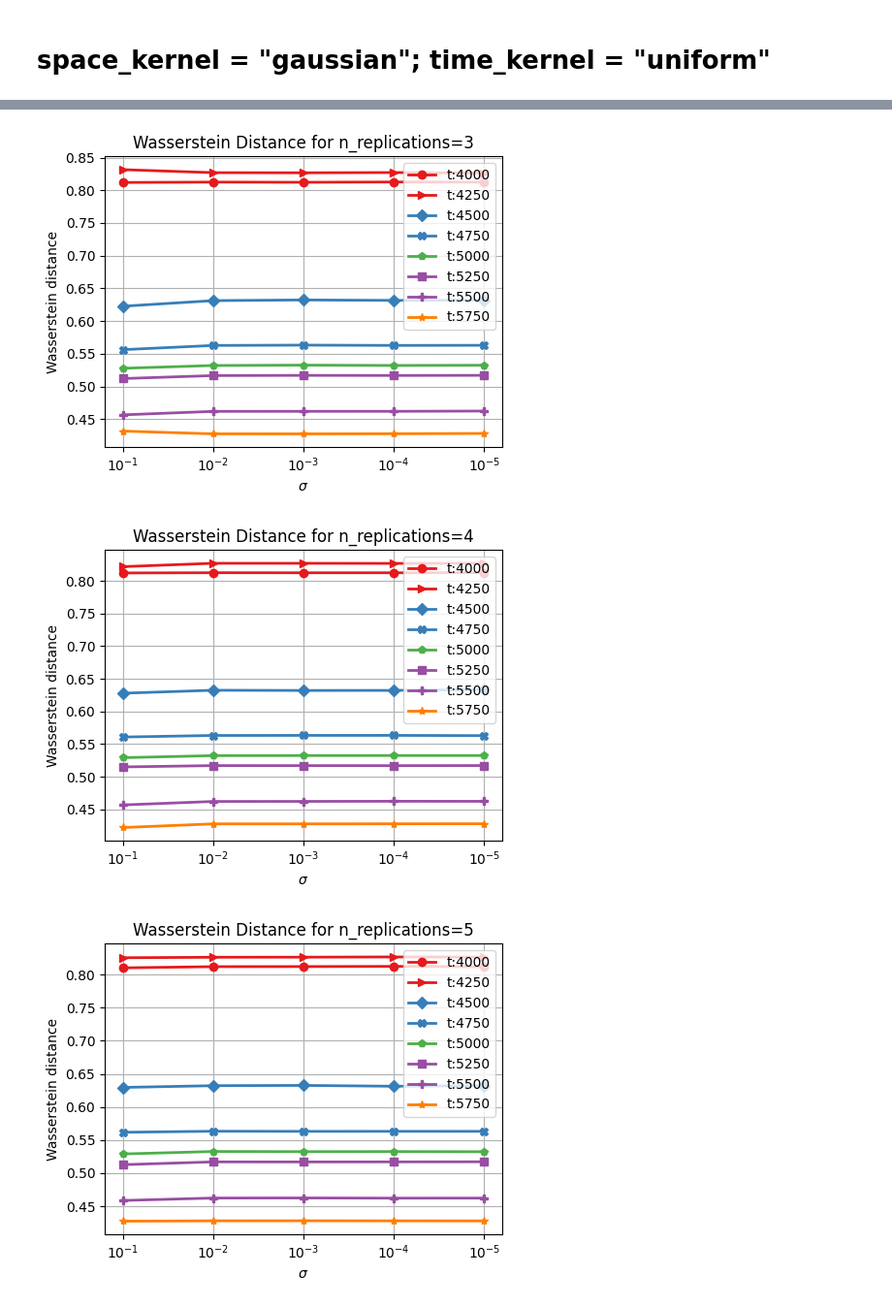
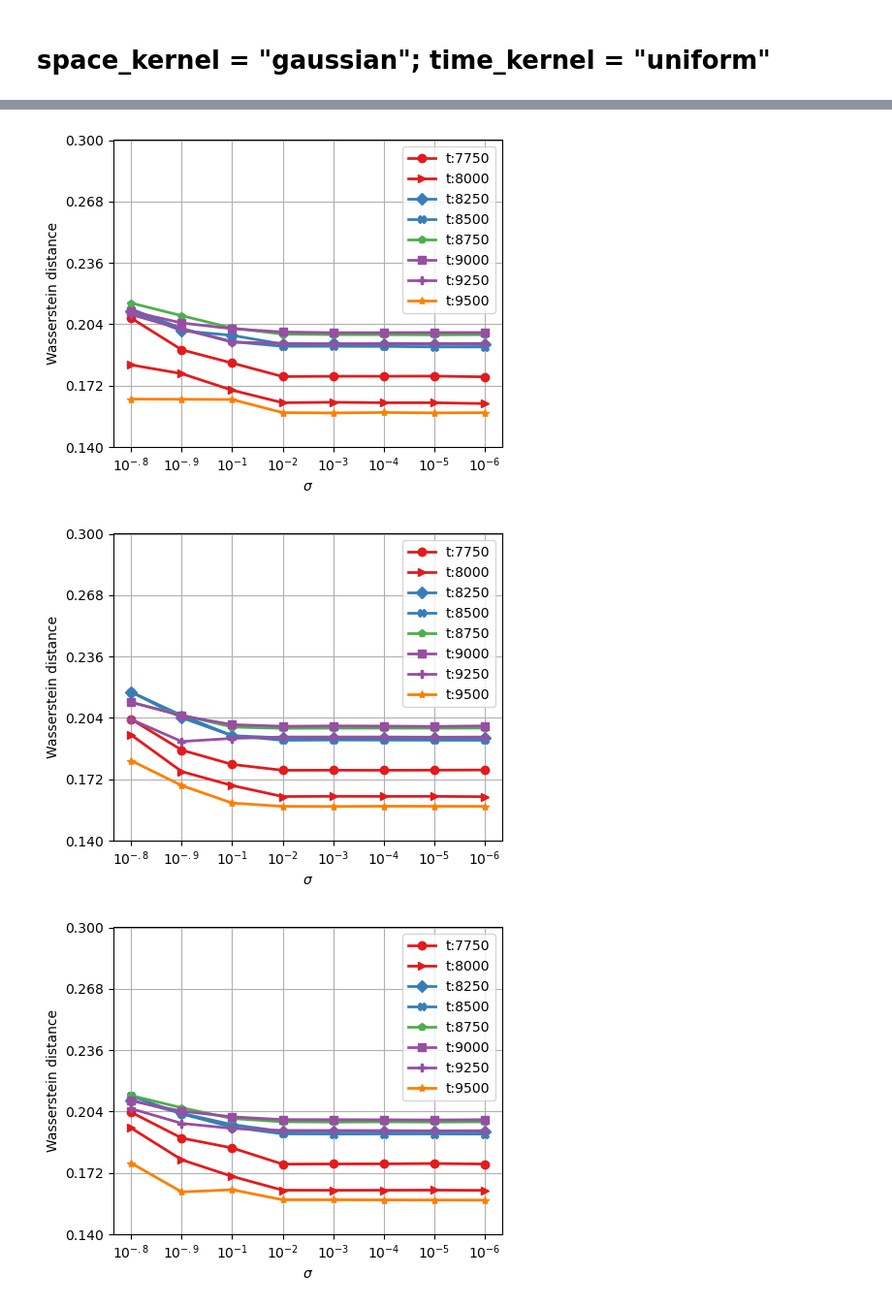
Before and after one commit to mzalaya/wasslsp, a Jupyter notebook: notebooks/real/Jan_logHRV-various sigmas and reps-Copy1.ipynb, the cells around one changed output, grey strips where cells are left out. Shown at 97% size. Saved outputs shown, nothing was run; the diff lists cells and outputs as text; code cells hidden in the pictures.

Commit message:
added real experiments notebooks

```diff
--- a/notebooks/real/Jan_logHRV-various sigmas and reps-Copy1.ipynb
+++ b/notebooks/real/Jan_logHRV-various sigmas and reps-Copy1.ipynb
@@ -16,7 +16,7 @@ from plotly import tools
 from scipy.stats import mannwhitneyu
 
 import sys
-sys.path.append('D:/ExperimentsPhD/June_19_24/wasslsp')
+sys.path.append('D:/Users/tiniojan/ExperimentsPhD/June_19_24/wasslsp')
 
 from src.utils import *
 from src.kernels import Kernel
@@ -24,7 +24,7 @@ from src.kernels import Kernel
 init_notebook_mode(connected=True) ## plotly init
 
 import os
-path_data = 'D:/ExperimentsPhD/June_19_24/wasslsp/data/'
+path_data = 'D:/Users/tiniojan/ExperimentsPhD/June_19_24/wasslsp/data/'
 # %%
 df_hr = pd.read_csv(path_data + 'HRVProcessedData[[Beat]].csv')
 # %%
@@ -92,8 +92,9 @@ plt.show()
 # %%
-times_t = [4000, 4250, 4500, 4750, 5000, 5250, 5500, 5750]
+#times_t = [4000, 4250, 4500, 4750, 5000, 5250, 5500, 5750]
+times_t = [7750, 8000, 8250, 8500, 8750, 9000, 9250, 9500]
 times_T = [T]
-times_sigma = [10**-1, 10**-2, 10**-3, 10**-4, 10**-5]
-n_replications = [3, 4, 5]
+times_sigma = [10**-.8, 10**-.9, 10**-1, 10**-2, 10**-3, 10**-4, 10**-5, 10**-6]
+n_replications = [5, 10, 20]
 d = 1
 # %%
 X_tvar_2 = {}
@@ -167,3 +168,24 @@ for t in times_t:
     for sigma_ in times_sigma:
         for rep in n_replications:
             norm_X_tvar_2[f"t:{t}_sigma:{sigma_}_rep:{rep}"] = scp.stats.norm.cdf(X_tvar_2[f"t:{t}_sigma:{sigma_}_rep:{rep}"])
+# %%
+sigma_example = times_sigma[0]
+rep_example = n_replications[0]
+
+example_process_key = f"sigma:{sigma_example}_rep:{rep_example}"
+example_replication = "0"
+
+time_series = X_dict[example_process_key][example_replication]
+
+plt.rcParams["figure.figsize"] = (10,3)
+#plt.figure(figsize=(10, 3))
+plt.plot(time_series, label=f"Sigma: {sigma_example}, Replication: {example_replication}", lw=1)
+plt.title(f"Example Process: Sigma: {sigma_example}, replication: {example_replication}")
+plt.xlabel("Time")
+plt.ylabel("Value")
+plt.ylim(4.3,5.3)
+plt.xlim(0, T)
+plt.tight_layout()
+plt.legend()
+plt.grid(True)
+plt.show()
@@ -345,28 +372,29 @@ for t in times_t:
 # %%
 plt.rcParams["figure.figsize"] = (5, 4)
 colors = plt.cm.Set1(np.linspace(0, .5, 8))
 markers = ['o', '>', 'D', 'X', "p", 's', 'P', '*']
-times_sigma_cat = [r'$10^{-1}$', r'$10^{-2}$', r'$10^{-3}$', r'$10^{-4}$', r'$10^{-5}$']
+times_sigma_cat = [r'$10^{-.8}$', r'$10^{-.9}$', r'$10^{-1}$', r'$10^{-2}$', r'$10^{-3}$', r'$10^{-4}$', r'$10^{-5}$', r'$10^{-6}$']
 
 
 for rep in n_replications:
     plt.figure()
     for i, t in zip(range(len(times_t)), times_t):
         plt.plot(times_sigma_cat, wass_times_t[f"t:{t}_rep:{rep}"], label=f"t:{t}", color=colors[i], marker=markers[i], markersize=6, lw=2)
 
-    #plt.ylim(0.17, 0.4)
+    y_ticks = np.linspace(0.14, .3, 6)
+    plt.yticks(y_ticks)
     plt.xlabel(r'$\sigma$')
     plt.ylabel("Wasserstein distance")
-    plt.title(f"Wasserstein Distance for n_replications={rep}")
+    #plt.title(f"Wasserstein Distance for n_replications={rep}")
     plt.legend()
     plt.grid(True)
     plt.tight_layout()
 
 
-    # plt.savefig(f"wass_distance_{rep}.png", dpi=150)
+    plt.savefig(f"logHRV_wass_distance_rep_{rep}.png", dpi=150)
 
     plt.show()
 # %% [output]
-[figure, old version]
+[figure, new version]
-[figure, old version]
+[figure, new version]
-[figure, old version]
+[figure, new version]
```
Also changed, not shown: parts of 5 cells of this notebook.
